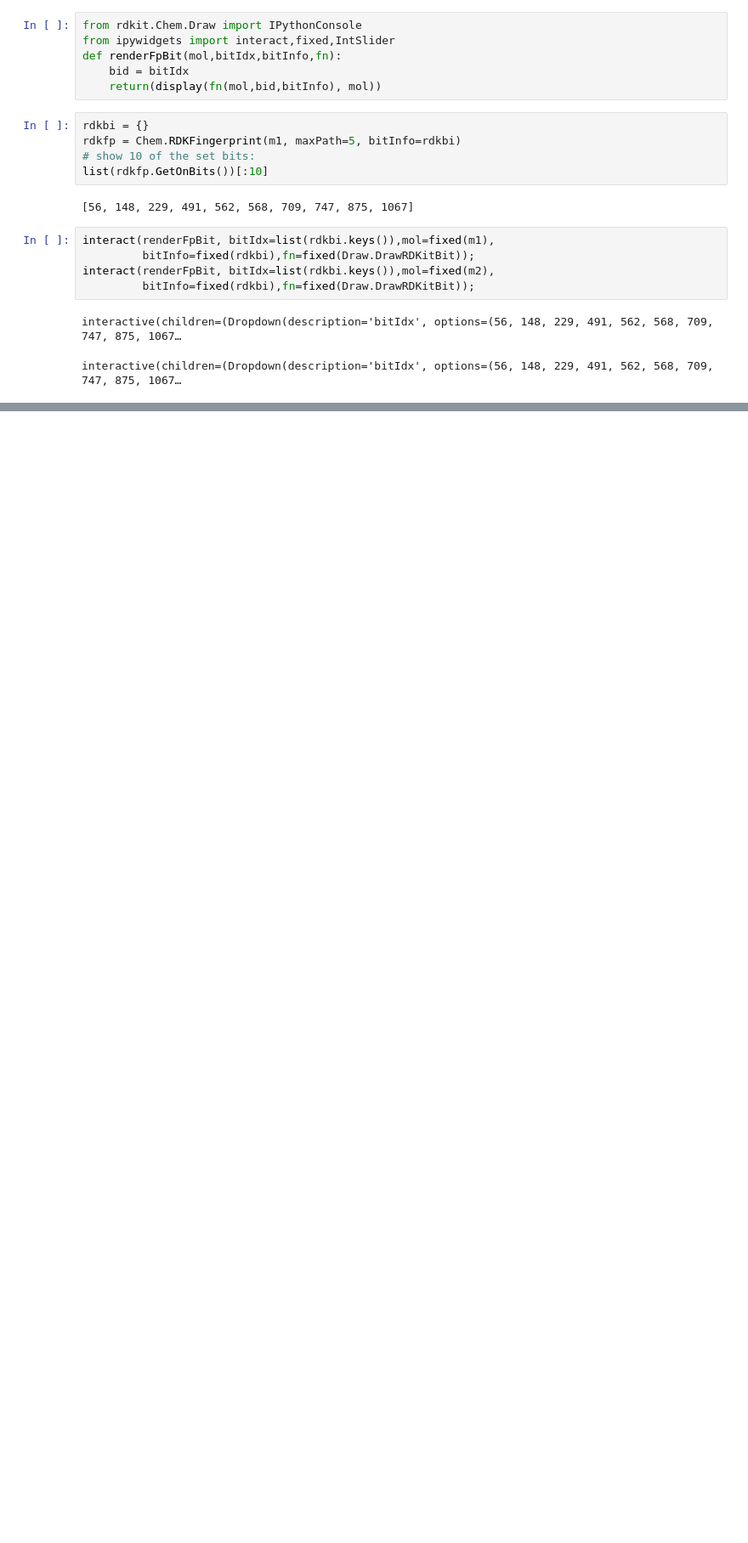
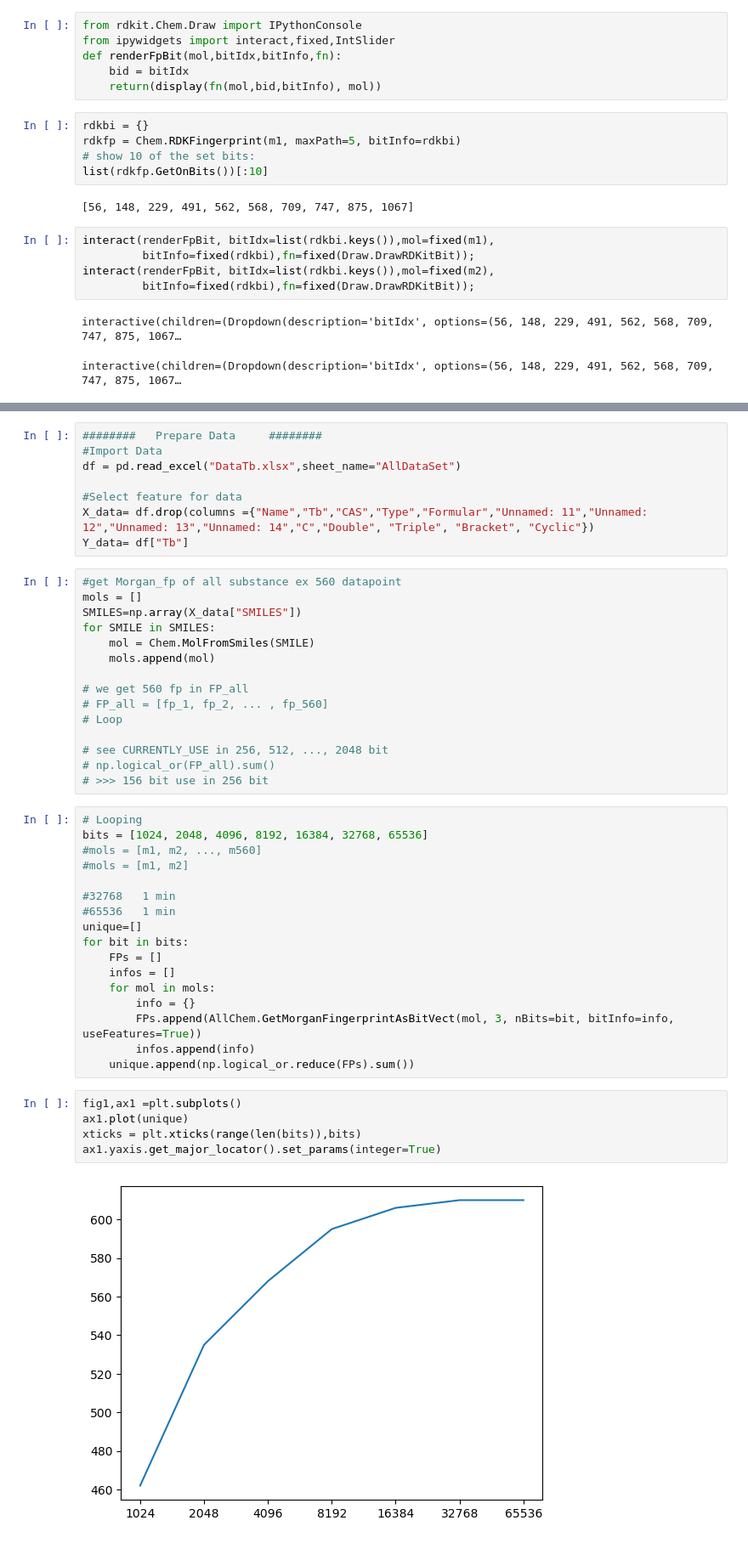
Before and after one commit to Sawahiko/SMILE_to_Feature, a Jupyter notebook: Showcase_2Sub_Diff Feature.ipynb, the cells around one changed output, grey strips where cells are left out. Shown at 85% size. Saved outputs shown, nothing was run; the diff lists cells and outputs as text; blank space fills up the shorter version.

```diff
--- a/Showcase_2Sub_Diff Feature.ipynb
+++ b/Showcase_2Sub_Diff Feature.ipynb
@@ -426,0 +428,47 @@ interactive(children=(Dropdown(description='bitIdx', options=(56, 148, 229, 491,
+# %%
+########   Prepare Data     ########
+#Import Data
+df = pd.read_excel("DataTb.xlsx",sheet_name="AllDataSet")
+
+#Select feature for data
+X_data= df.drop(columns ={"Name","Tb","CAS","Type","Formular","Unnamed: 11","Unnamed: 12","Unnamed: 13","Unnamed: 14","C","Double", "Triple", "Bracket", "Cyclic"})
+Y_data= df["Tb"]
+# %%
+#get Morgan_fp of all substance ex 560 datapoint
+mols = []
+SMILES=np.array(X_data["SMILES"])
+for SMILE in SMILES:
+    mol = Chem.MolFromSmiles(SMILE)
+    mols.append(mol)
+
+# we get 560 fp in FP_all
+# FP_all = [fp_1, fp_2, ... , fp_560]
+# Loop
+
+# see CURRENTLY_USE in 256, 512, ..., 2048 bit
+# np.logical_or(FP_all).sum()
+# >>> 156 bit use in 256 bit
+# %%
+# Looping
+bits = [1024, 2048, 4096, 8192, 16384, 32768, 65536]
+#mols = [m1, m2, ..., m560]
+#mols = [m1, m2]
+
+#32768   1 min
+#65536   1 min
+unique=[]
+for bit in bits:
+    FPs = []
+    infos = []
+    for mol in mols:
+        info = {}
+        FPs.append(AllChem.GetMorganFingerprintAsBitVect(mol, 3, nBits=bit, bitInfo=info, useFeatures=True))
+        infos.append(info)
+    unique.append(np.logical_or.reduce(FPs).sum())
+# %%
+fig1,ax1 =plt.subplots()
+ax1.plot(unique)
+xticks = plt.xticks(range(len(bits)),bits)
+ax1.yaxis.get_major_locator().set_params(integer=True)
+# %% [output]
+[figure, added]
```
Also changed, not shown: parts of 2 cells of this notebook, 1 other file.
